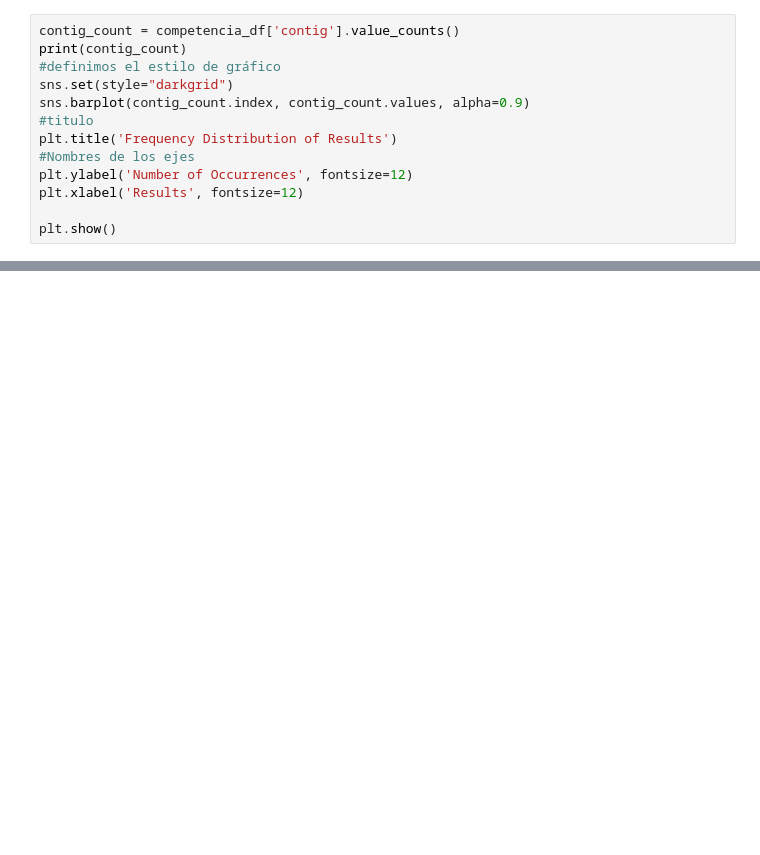
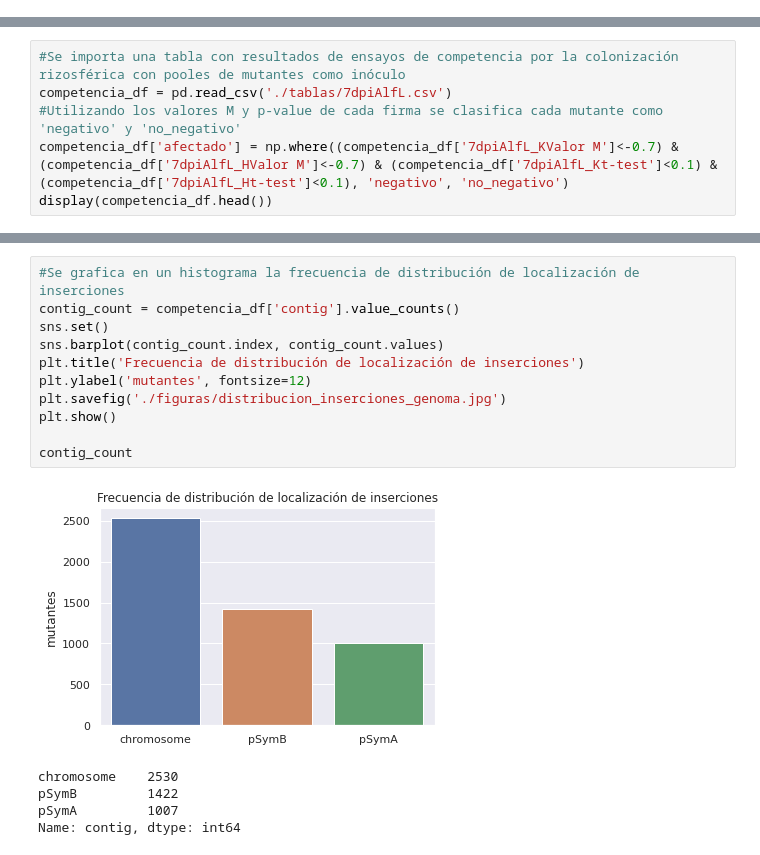
Before and after one commit to EzequielMogro/trabajo_final_mogro, a Jupyter notebook: trabajo_final_mogro.ipynb, the cells around one changed output, grey strips where cells are left out. Saved outputs shown, nothing was run; the diff lists cells and outputs as text; blank space fills up the shorter version.

```diff
--- a/trabajo_final_mogro.ipynb
+++ b/trabajo_final_mogro.ipynb
@@ -57,13 +6,0 @@ pSymB           1422
-# %%
-contig_count = competencia_df['contig'].value_counts()
-print(contig_count)
-#definimos el estilo de gráfico
-sns.set(style="darkgrid")
-sns.barplot(contig_count.index, contig_count.values, alpha=0.9)
-#titulo
-plt.title('Frequency Distribution of Results')
-#Nombres de los ejes
-plt.ylabel('Number of Occurrences', fontsize=12)
-plt.xlabel('Results', fontsize=12)
-
-plt.show()
@@ -85,0 +7,6 @@ plt.show()
+# %%
+#Se importa una tabla con resultados de ensayos de competencia por la colonización rizosférica con pooles de mutantes como inóculo
+competencia_df = pd.read_csv('./tablas/7dpiAlfL.csv')
+#Utilizando los valores M y p-value de cada firma se clasifica cada mutante como 'negativo' y 'no_negativo'
+competencia_df['afectado'] = np.where((competencia_df['7dpiAlfL_KValor M']<-0.7) & (competencia_df['7dpiAlfL_HValor M']<-0.7) & (competencia_df['7dpiAlfL_Kt-test']<0.1) & (competencia_df['7dpiAlfL_Ht-test']<0.1), 'negativo', 'no_negativo')
+display(competencia_df.head())
@@ -85,0 +20,17 @@ plt.show()
+# %%
+#Se grafica en un histograma la frecuencia de distribución de localización de inserciones
+contig_count = competencia_df['contig'].value_counts()
+sns.set()
+sns.barplot(contig_count.index, contig_count.values)
+plt.title('Frecuencia de distribución de localización de inserciones')
+plt.ylabel('mutantes', fontsize=12)
+plt.savefig('./figuras/distribucion_inserciones_genoma.jpg')
+plt.show()
+
+contig_count
+# %% [output]
+[figure, added]
+chromosome    2530
+pSymB         1422
+pSymA         1007
+Name: contig, dtype: int64
```
Also changed, not shown: parts of 9 cells of this notebook, 3 other files.
